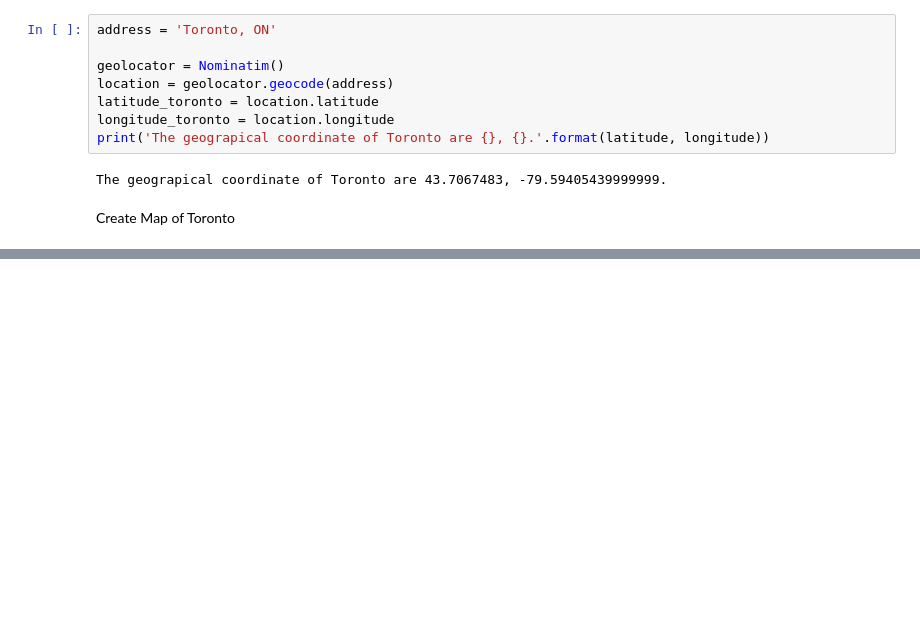
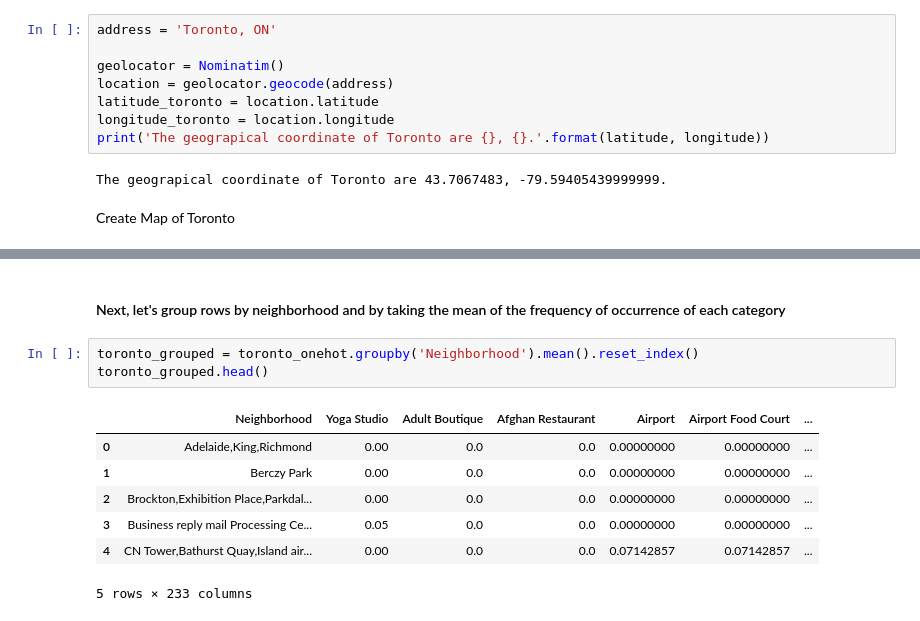
Before and after one commit to alan-cespedes/Coursera_Capstone, a Jupyter notebook: Segmenting and Clustering Neighborhoods in Toronto.ipynb, the cells around one changed output, grey strips where cells are left out. Saved outputs shown, nothing was run; the diff lists cells and outputs as text; blank space fills up the shorter version.

```diff
--- a/Segmenting and Clustering Neighborhoods in Toronto.ipynb
+++ b/Segmenting and Clustering Neighborhoods in Toronto.ipynb
@@ -152,0 +393,13 @@ map_toronto
+# %% [markdown]
+#### Next, let's group rows by neighborhood and by taking the mean of the frequency of occurrence of each category
+# %%
+toronto_grouped = toronto_onehot.groupby('Neighborhood').mean().reset_index()
+toronto_grouped.head()
+# %% [output]
+|  | Neighborhood | Yoga Studio | Adult Boutique | Afghan Restaurant | Airport | Airport Food Court | ... |
+| 0 | Adelaide,King,Richmond | 0.00 | 0.0 | 0.0 | 0.00000000 | 0.00000000 | ... |
+| 1 | Berczy Park | 0.00 | 0.0 | 0.0 | 0.00000000 | 0.00000000 | ... |
+| 2 | Brockton,Exhibition Place,Parkdal... | 0.00 | 0.0 | 0.0 | 0.00000000 | 0.00000000 | ... |
+| 3 | Business reply mail Processing Ce... | 0.05 | 0.0 | 0.0 | 0.00000000 | 0.00000000 | ... |
+| 4 | CN Tower,Bathurst Quay,Island air... | 0.00 | 0.0 | 0.0 | 0.07142857 | 0.07142857 | ... |
+5 rows × 233 columns
```
Also changed, not shown: parts of 30 cells of this notebook.
